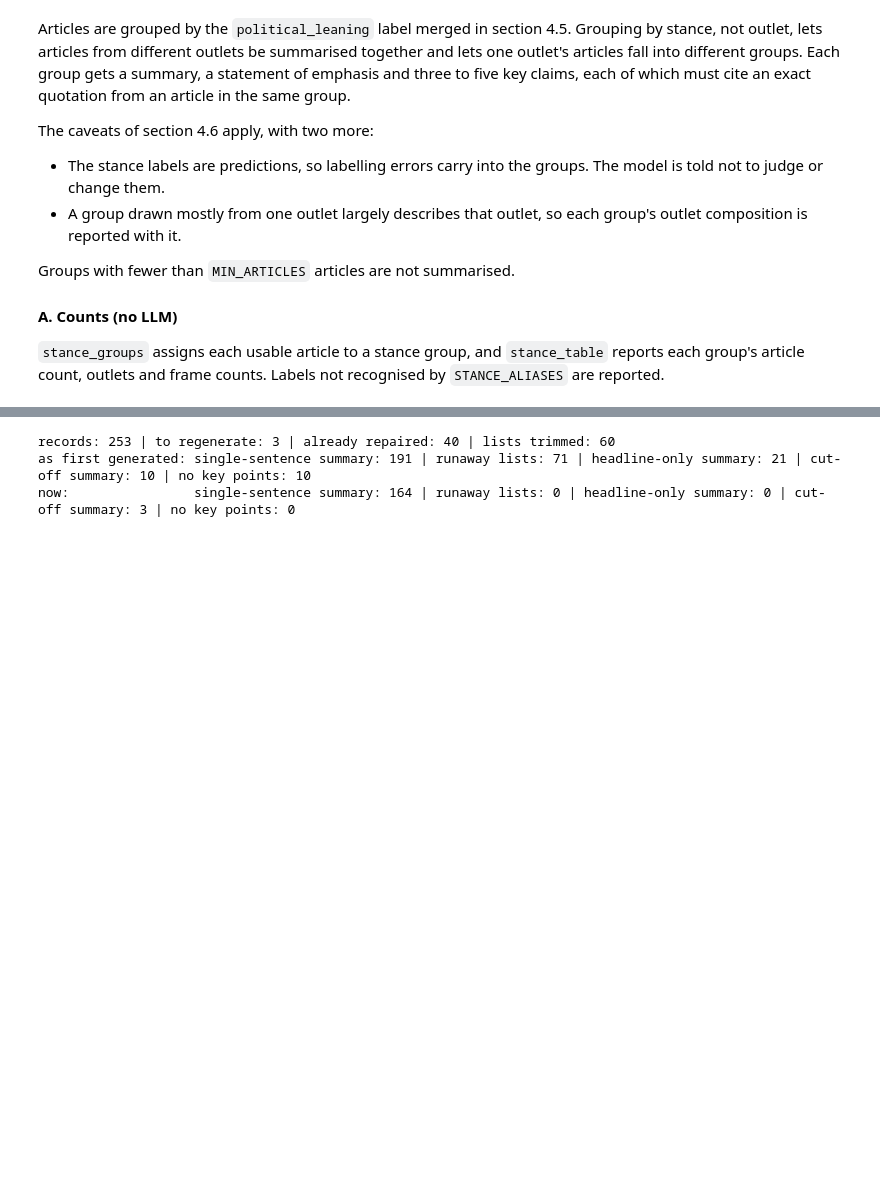
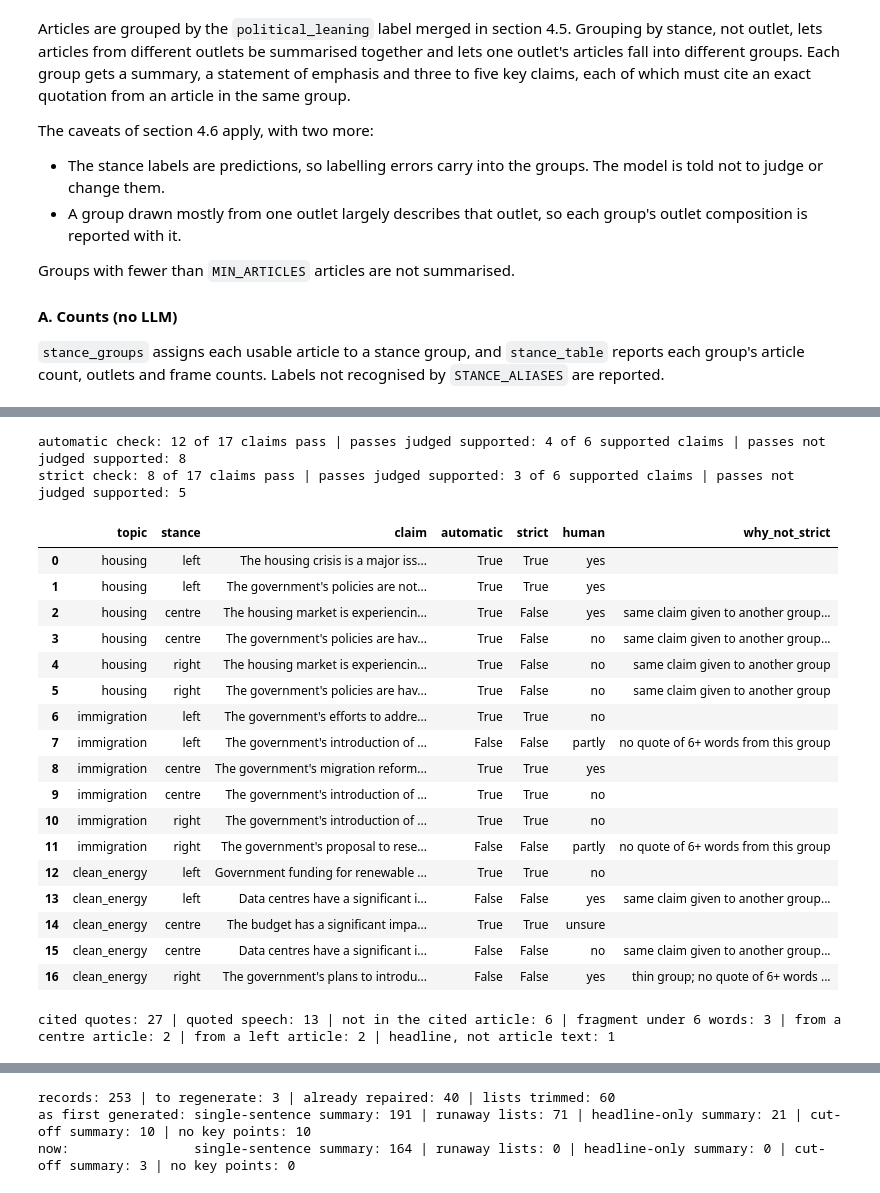
Before and after one commit to jessnxa/nlp_at2_newsprism, a Jupyter notebook: notebooks/05_framing_summarisation/newsprism_summary_no_events.ipynb, the cells around one changed output, grey strips where cells are left out. Drawn from its saved outputs; the diff is of its cells as text; code cells hidden in the pictures; blank space fills up the shorter version.

```diff
--- a/notebooks/05_framing_summarisation/newsprism_summary_no_events.ipynb
+++ b/notebooks/05_framing_summarisation/newsprism_summary_no_events.ipynb
@@ -1323,3 +1481,74 @@ passed by the automatic check: 14 of 15 | current claims with a human verdict: 1
+# %%
+# A stricter automatic check for stance key claims, designed from the failures found in the human review. It changes no model output.
+MIN_QUOTE_WORDS = 6  # the review found one- and two-word quotes ("Hundreds", "about 750") passing the verbatim check
+
+def quote_words(s): return len(re.findall(r"[A-Za-z0-9']+", s))
+
+def evidence_notes(s, group):
+    # Labels one cited quote with the problems the reviewer noted: not in the cited article (and where it really comes from),
+    # a headline rather than article text, someone's quoted words, a fragment, or an article from another stance group.
+    notes, art = [], arts_all.get(s["article_id"])
+    q = norm(s["quote"]).strip("\"' .,…")
+    if s["check"]["status"] != "exact":
+        if art and q and q in norm(art["title"]): notes.append("headline, not article text")
+        else:
+            other = [aid for aid, a in arts_all.items() if aid != s["article_id"] and q and q in norm(" ".join(a["sents"].values()))]
+            notes.append(f"not in the cited article (found in {', '.join(other[:2])})" if other else "not found in the corpus")
+    sent = norm(art["sents"].get(s["check"]["found_in"] or "", "")) if art else ""
+    if sent and q and ('"' + q[:20] in sent or sent.startswith('"')): notes.append("quoted speech: the claim should name the speaker")
+    if quote_words(s["quote"]) < MIN_QUOTE_WORDS: notes.append(f"fragment under {MIN_QUOTE_WORDS} words")
+    if s.get("stance") and s["stance"] != group: notes.append(f"from a {s['stance']} article")
+    return notes
+
+def strict_check(rec):
+    # Marks each key claim of one topic with strict_status. A claim is ok only if its group is not thin, the same claim is not
+    # given to another group, and at least one quote of MIN_QUOTE_WORDS or more words is found verbatim in an article of its own group.
+    key = lambda s: re.sub(r"\W+", " ", s.lower()).strip()
+    seen = Counter(key(c["claim"]) for ss in rec["stance_summaries"] for c in ss["key_claims"])
+    for ss in rec["stance_summaries"]:
+        thin = rec["articles_per_stance"].get(ss["stance"], 0) < MIN_ARTICLES
+        for c in ss["key_claims"]:
+            for s in c["support"]: s["evidence_notes"] = evidence_notes(s, ss["stance"])  # exported with each quote
+            good = [s for s in c["support"] if s["check"]["status"] == "exact" and s.get("stance") == ss["stance"] and quote_words(s["quote"]) >= MIN_QUOTE_WORDS]
+            reasons = [why for why, failed in [("thin group", thin), ("same claim given to another group", seen[key(c["claim"])] > 1), (f"no quote of {MIN_QUOTE_WORDS}+ words from this group", not good)] if failed]
+            c["strict_status"], c["strict_reasons"] = ("ok" if not reasons else "needs_review"), reasons
+    return rec
+
+store = load_json(STANCE_PATH)
+for topic in store: strict_check(store[topic])
+save_json(STANCE_PATH, store)  # strict_status is exported with each claim in section 6
+claims = [(topic, ss["stance"], c) for topic, t in store.items() for ss in t["stance_summaries"] for c in ss["key_claims"]]
+compare = pd.DataFrame([{"topic": t, "stance": s, "claim": c["claim"][:70], "automatic": c["status"] == "ok", "strict": c["strict_status"] == "ok", "human": c.get("human_review"), "why_not_strict": "; ".join(c["strict_reasons"])} for t, s, c in claims])
+judged = compare[compare["human"].notna()]
+for check in ["automatic", "strict"]:
+    print(f"{check} check: {compare[check].sum()} of {len(compare)} claims pass | passes judged supported: {(judged[check] & (judged['human'] == 'yes')).sum()} of {(judged['human'] == 'yes').sum()} supported claims | passes not judged supported: {(judged[check] & (judged['human'] != 'yes')).sum()}")
+display(compare)
+
+quotes = [s for _, _, c in claims for s in c["support"]]
+tally = Counter(n.split(" (")[0].split(":")[0] for s in quotes for n in s["evidence_notes"])
+print(f"cited quotes: {len(quotes)} | " + " | ".join(f"{k}: {v}" for k, v in tally.most_common()))
+# %% [output]
+automatic check: 12 of 17 claims pass | passes judged supported: 4 of 6 supported claims | passes not judged supported: 8
+strict check: 8 of 17 claims pass | passes judged supported: 3 of 6 supported claims | passes not judged supported: 5
+|  | topic | stance | claim | automatic | strict | human | why_not_strict |
+| 0 | housing | left | The housing crisis is a major iss... | True | True | yes |  |
+| 1 | housing | left | The government's policies are not... | True | True | yes |  |
+| 2 | housing | centre | The housing market is experiencin... | True | False | yes | same claim given to another group... |
+| 3 | housing | centre | The government's policies are hav... | True | False | no | same claim given to another group... |
+| 4 | housing | right | The housing market is experiencin... | True | False | no | same claim given to another group |
+| 5 | housing | right | The government's policies are hav... | True | False | no | same claim given to another group |
+| 6 | immigration | left | The government's efforts to addre... | True | True | no |  |
+| 7 | immigration | left | The government's introduction of ... | False | False | partly | no quote of 6+ words from this group |
+| 8 | immigration | centre | The government's migration reform... | True | True | yes |  |
+| 9 | immigration | centre | The government's introduction of ... | True | True | no |  |
+| 10 | immigration | right | The government's introduction of ... | True | True | no |  |
+| 11 | immigration | right | The government's proposal to rese... | False | False | partly | no quote of 6+ words from this group |
+| 12 | clean_energy | left | Government funding for renewable ... | True | True | no |  |
+| 13 | clean_energy | left | Data centres have a significant i... | False | False | yes | same claim given to another group... |
+| 14 | clean_energy | centre | The budget has a significant impa... | True | True | unsure |  |
+| 15 | clean_energy | centre | Data centres have a significant i... | False | False | no | same claim given to another group... |
+| 16 | clean_energy | right | The government's plans to introdu... | False | False | yes | thin group; no quote of 6+ words ... |
+cited quotes: 27 | quoted speech: 13 | not in the cited article: 6 | fragment under 6 words: 3 | from a centre article: 2 | from a left article: 2 | headline, not article text: 1
 # %%
 import matplotlib.pyplot as plt
 # Charts for the human review. Blue marks the favourable end of each scale, red the unfavourable end and grey the middle.
```
Also changed, not shown: parts of 31 cells of this notebook, 11 other files.
